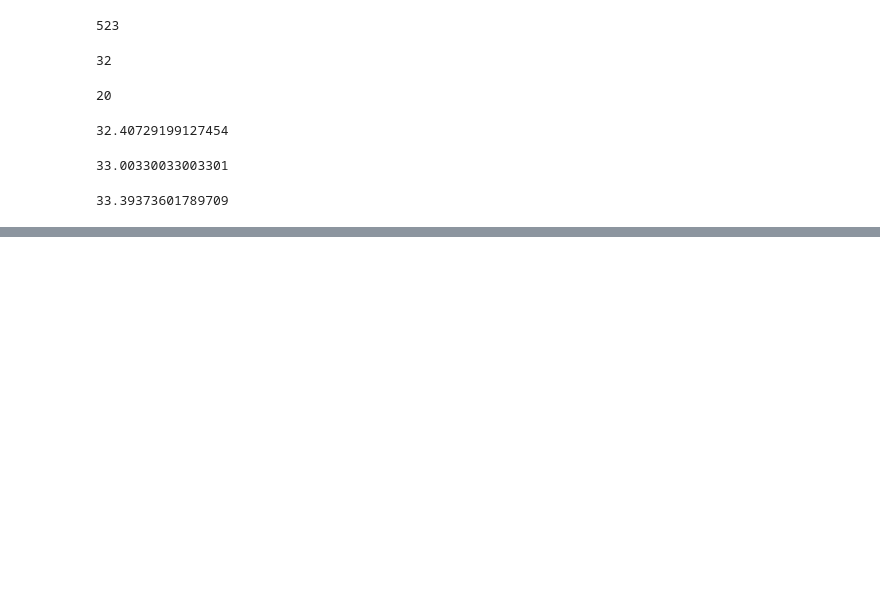
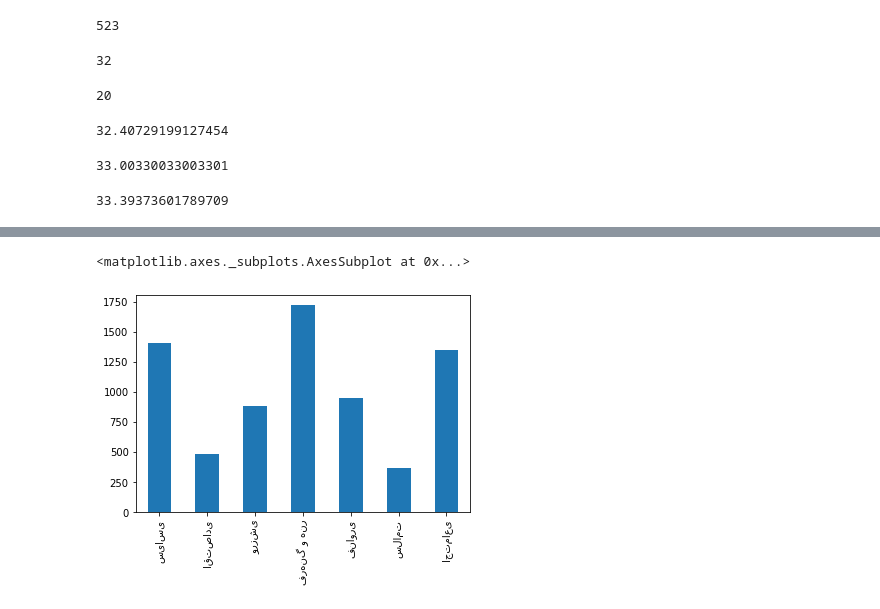
Before and after one commit to overfit-ir/parstwiner, a Jupyter notebook: twitter_data_statistics.ipynb, the cells around one changed output, grey strips where cells are left out. Saved outputs shown, nothing was run; the diff lists cells and outputs as text; code cells hidden in the pictures; blank space fills up the shorter version.

Commit message:
Add categorical classification for dataset statistics

```diff
--- a/twitter_data_statistics.ipynb
+++ b/twitter_data_statistics.ipynb
@@ -5,7 +15,7 @@ import os
 
 tweets = []
 tweet = []
-with open('twitter_data/persian-ner-twitter-data/data.txt', 'r') as file:
+with open('persian-twitter-ner/twitter_data/persian-ner-twitter-data/data.txt', 'r') as file:
     for line_number, line in enumerate(file.readlines()):
         if line != '\n':
             tweet.append(line.replace('\n', '').split('\t'))
@@ -212,0 +241,5 @@ with open('dev.txt', 'w') as file:
+# %%
+tokenizer = AutoTokenizer.from_pretrained("HooshvareLab/bert-fa-base-uncased-clf-persiannews")
+model = AutoModelForSequenceClassification.from_pretrained("HooshvareLab/bert-fa-base-uncased-clf-persiannews")
+model.eval()
+classifier = TextClassificationPipeline(model=model, tokenizer=tokenizer)
@@ -212,0 +312,16 @@ with open('dev.txt', 'w') as file:
+# %%
+s = pd.Series([
+    len(politics_tweets)+len(inter_tweets),
+    len(economics_tweets),
+    len(sports_tweets),
+    len(cultural_tweets),
+    len(tech_tweets),
+    len(health_tweets),
+    len(society_tweets)],
+    index=['سیاسی', 'اقتصادی', 'ورزشی', 'فرهنگ و هنر', 'فناوری', 'سلامت', 'اجتماعی']
+)
+# %%
+s.plot.bar()
+# %% [output]
+<matplotlib.axes._subplots.AxesSubplot at 0x...>
+[figure, added]
```
Also changed, not shown: parts of 15 cells of this notebook.
